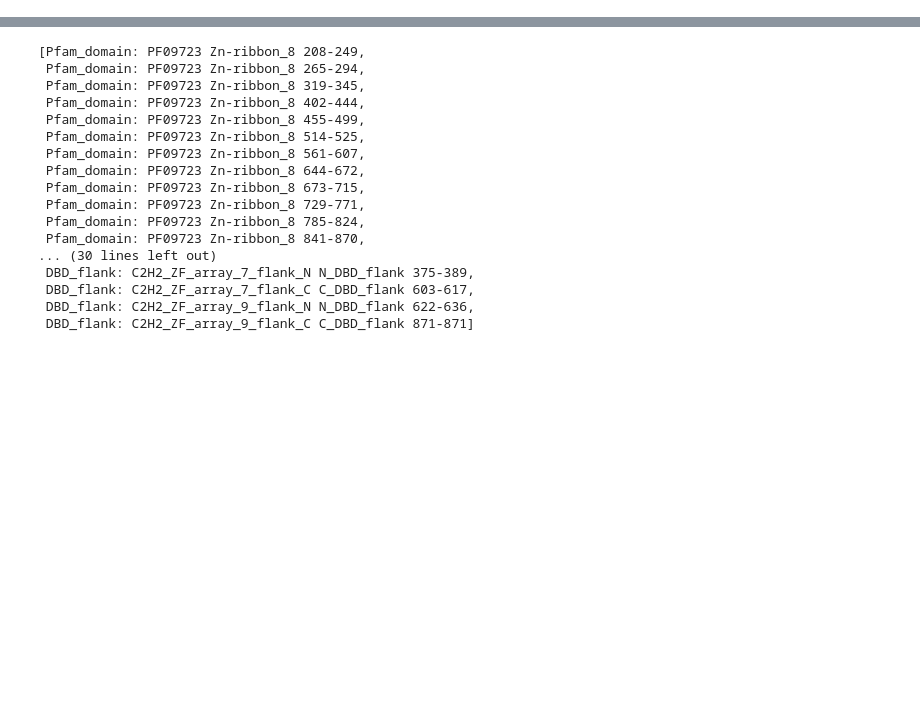
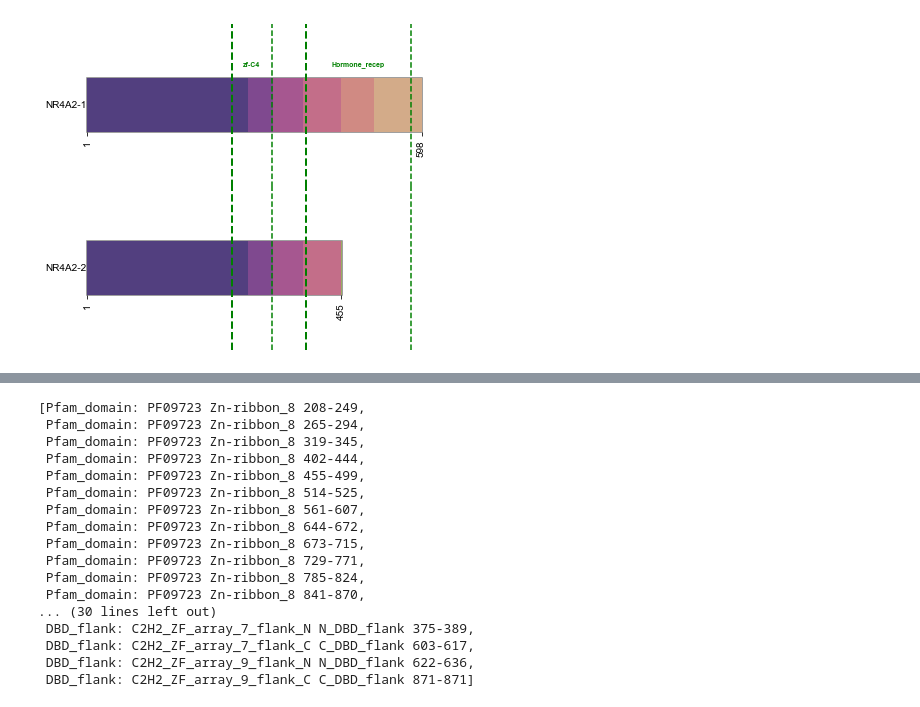
Before and after one commit to CCSB-DFCI/TF_isoforms_paper, a Jupyter notebook: analysis/i_integrative_analysis/protein_diagrams.ipynb, the cells around one changed output, grey strips where cells are left out. Cells and saved outputs as stored; diff of their text form; code cells hidden in the pictures; blank space fills up the shorter version.

```diff
--- a/analysis/i_integrative_analysis/protein_diagrams.ipynb
+++ b/analysis/i_integrative_analysis/protein_diagrams.ipynb
@@ -29,0 +54,4 @@ tfs['ATF2'].protein_diagram()
+# %%
+tfs['NR4A2'].protein_diagram()
+# %% [output]
+[figure, added]
```
Also changed, not shown: parts of 33 cells of this notebook, 3 other files.
